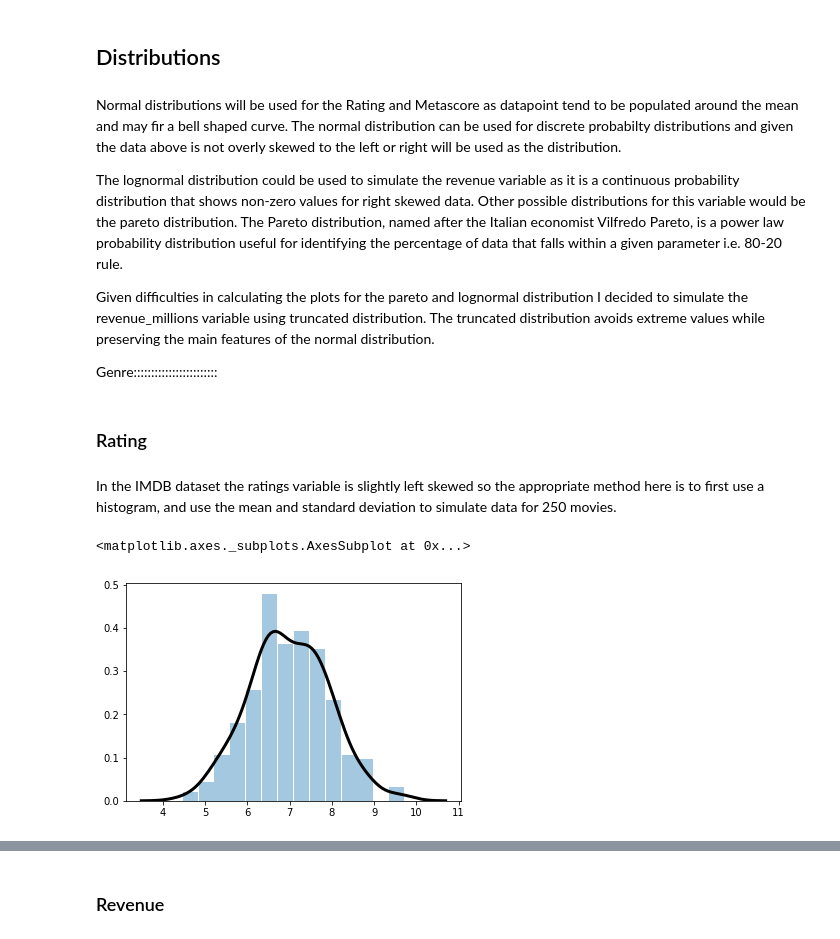
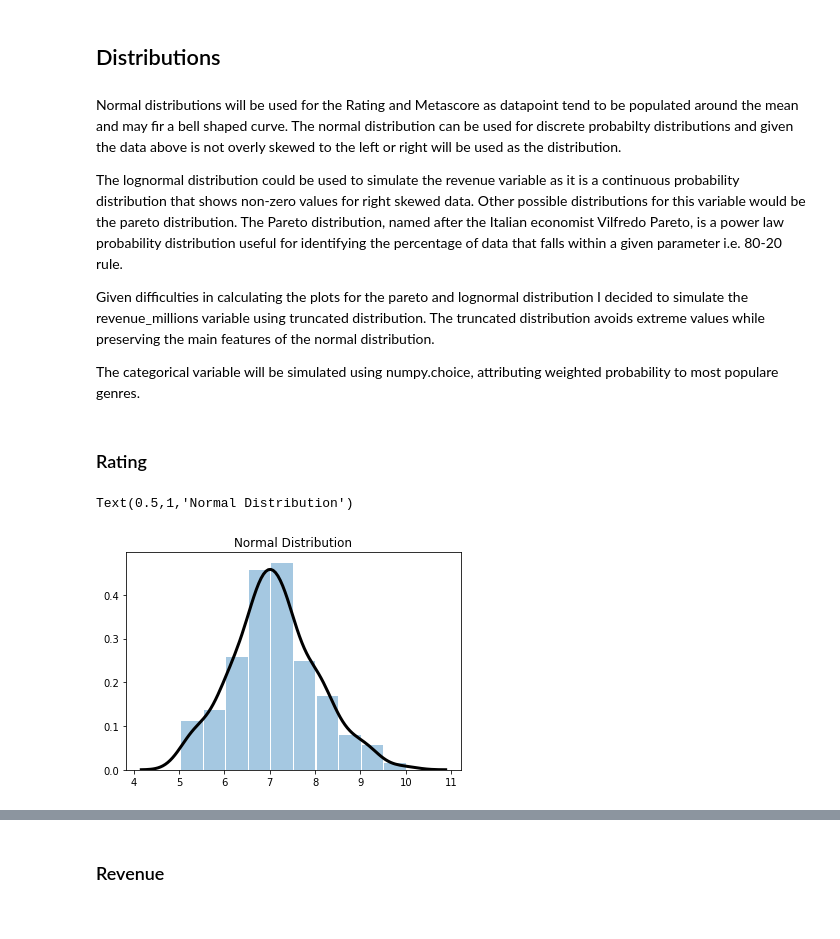
Before and after one commit to donalcarr/DC_Real-World-Simulation, a Jupyter notebook: Project 2018 - Simulation Movies.ipynb, the cells around one changed output, grey strips where cells are left out. Saved outputs shown, nothing was run; the diff lists cells and outputs as text; code cells hidden in the pictures.

Commit message:
added discusiion around variable relationships

```diff
--- a/Project 2018 - Simulation Movies.ipynb
+++ b/Project 2018 - Simulation Movies.ipynb
@@ -137,15 +137,13 @@ for identifying the percentage of data that falls within a given parameter i.e.
 
 Given difficulties in calculating the plots for the pareto and lognormal distribution I decided to simulate the revenue_millions variable using truncated distribution. The truncated distribution avoids extreme values while preserving the main features of the normal distribution.
 
-Genre::::::::::::::::::::::::
+The categorical variable will be simulated using numpy.choice, attributing weighted probability to most populare genres.
 # %% [markdown]
 ### Rating
-# %% [markdown]
-In the IMDB dataset the ratings variable is slightly left skewed so the appropriate method here is to first use a
-histogram, and use the mean and standard deviation to simulate data for 250 movies.
 # %%
+##use numpy to get the normal distribution of the rating variable
 r = np.random.normal(7, 1, 250)
-sns.distplot(r,hist_kws={"rwidth" :.95},kde_kws={"color": "k", "lw": 3,})
+sns.distplot(r,hist_kws={"rwidth" :.95},bins=10,kde_kws={"color": "k", "lw": 3,}).set_title("Normal Distribution")
 # %% [output]
-<matplotlib.axes._subplots.AxesSubplot at 0x...>
+Text(0.5,1,'Normal Distribution')
-[figure, old version]
+[figure, new version]
```
Also changed, not shown: parts of 25 cells of this notebook.
